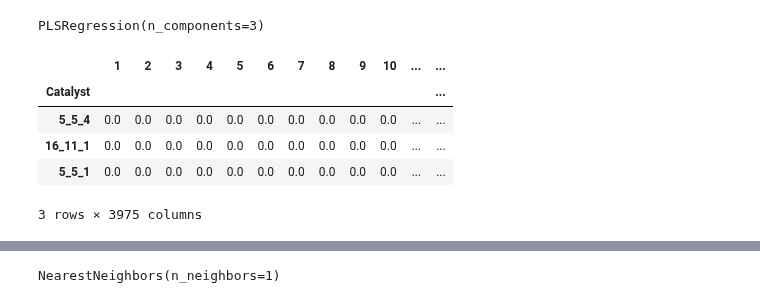
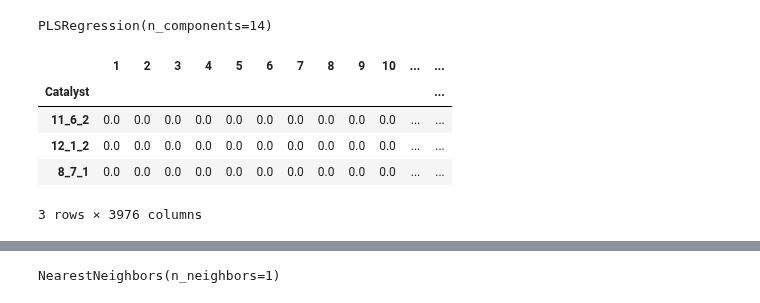
Before and after one commit to nirb28/ee-predict, a Jupyter notebook: cd_v2.ipynb, the cells around one changed output, grey strips where cells are left out. Drawn from its saved outputs; the diff is of its cells as text; code cells hidden in the pictures.

```diff
--- a/cd_v2.ipynb
+++ b/cd_v2.ipynb
@@ -19,17 +19,16 @@ warnings.filterwarnings('ignore')
 # %%
 #DATAFILE_NAME = "reduced_dim_space_ddG.csv"
 DATASET = "LARGE" # "LARGE" or "REDUCED"
+PCA_DIMENSION = 14
 if DATASET == "REDUCED":
   DATAFILE_NAME = "reduced_dim_space_ddG.csv"
   X_COLS = ['x', 'y', 'z']
 else:
-  DATAFILE_NAME = "large_cat_desc_col_names.csv"
-  X_COLS = ['3954', '3955', '3957', '3958', '3959', '3960', '3961', '3962', '3963',
-       '3964', '3965', '3966', '3967', '3968', '3969', '3970', '3971', '3972',
-       '3973']
+  DATAFILE_NAME = "merged_large_catalyst.csv"
+  with open(resolve_path_gdrive("models/high_corr_cols.txt")) as f:
+    reader = csv.reader(f)
+    X_COLS = list(reader)[0][:-1]
 
 df = pd.read_csv(resolve_path_gdrive('data/' + DATAFILE_NAME))
 df = df[df['ddG'] != 0]
 df.set_index('Catalyst', inplace=True)
-## Our dataset has another issue: There are only a handful of unique ddG values.
-df['ddG'].value_counts()
@@ -47,7 +38,7 @@ from sklearn.cross_decomposition import PLSRegression
 def make_pls_model(df_catalysts):
     X = df_catalysts[X_COLS]
     y = df_catalysts['ddG']
-    model = PLSRegression(n_components=2)
+    model = PLSRegression(n_components=PCA_DIMENSION)
     # fitting the model
     model.fit(X, y)
     return model
@@ -65,20 +56,19 @@ def pls_predict_ee(pls_model, properties):
 ## Add a predicted ddG column to the df
 df['pred_ddG'] = df.apply(lambda x: pls_predict_ee(pls_large_saved_model, np.array(x[X_COLS]))[0][0], axis=1)
 # %% [output]
-PLSRegression(n_components=3)
+PLSRegression(n_components=14)
 # %%
 # start with a few randomly selected catalyst
 START_SAMPLE_SIZE = 3
 random_catalyst_df = df.sample(START_SAMPLE_SIZE)
-random_catalyst_df = df.loc[['5_5_4', '16_11_1', '5_5_1']]
 random_catalyst_df
 # %% [output]
 |  | 1 | 2 | 3 | 4 | 5 | 6 | 7 | 8 | 9 | 10 | ... | ... |
 | Catalyst |  |  |  |  |  |  |  |  |  |  |  | ... |
-| 5_5_4 | 0.0 | 0.0 | 0.0 | 0.0 | 0.0 | 0.0 | 0.0 | 0.0 | 0.0 | 0.0 | ... | ... |
-| 16_11_1 | 0.0 | 0.0 | 0.0 | 0.0 | 0.0 | 0.0 | 0.0 | 0.0 | 0.0 | 0.0 | ... | ... |
-| 5_5_1 | 0.0 | 0.0 | 0.0 | 0.0 | 0.0 | 0.0 | 0.0 | 0.0 | 0.0 | 0.0 | ... | ... |
+| 11_6_2 | 0.0 | 0.0 | 0.0 | 0.0 | 0.0 | 0.0 | 0.0 | 0.0 | 0.0 | 0.0 | ... | ... |
+| 12_1_2 | 0.0 | 0.0 | 0.0 | 0.0 | 0.0 | 0.0 | 0.0 | 0.0 | 0.0 | 0.0 | ... | ... |
+| 8_7_1 | 0.0 | 0.0 | 0.0 | 0.0 | 0.0 | 0.0 | 0.0 | 0.0 | 0.0 | 0.0 | ... | ... |
-3 rows × 3975 columns
+3 rows × 3976 columns
 # %%
 original_ee = df['ddG']
 # Function to optimize catalyst properties using coordinate descent
```
Also changed, not shown: parts of 6 cells of this notebook.
